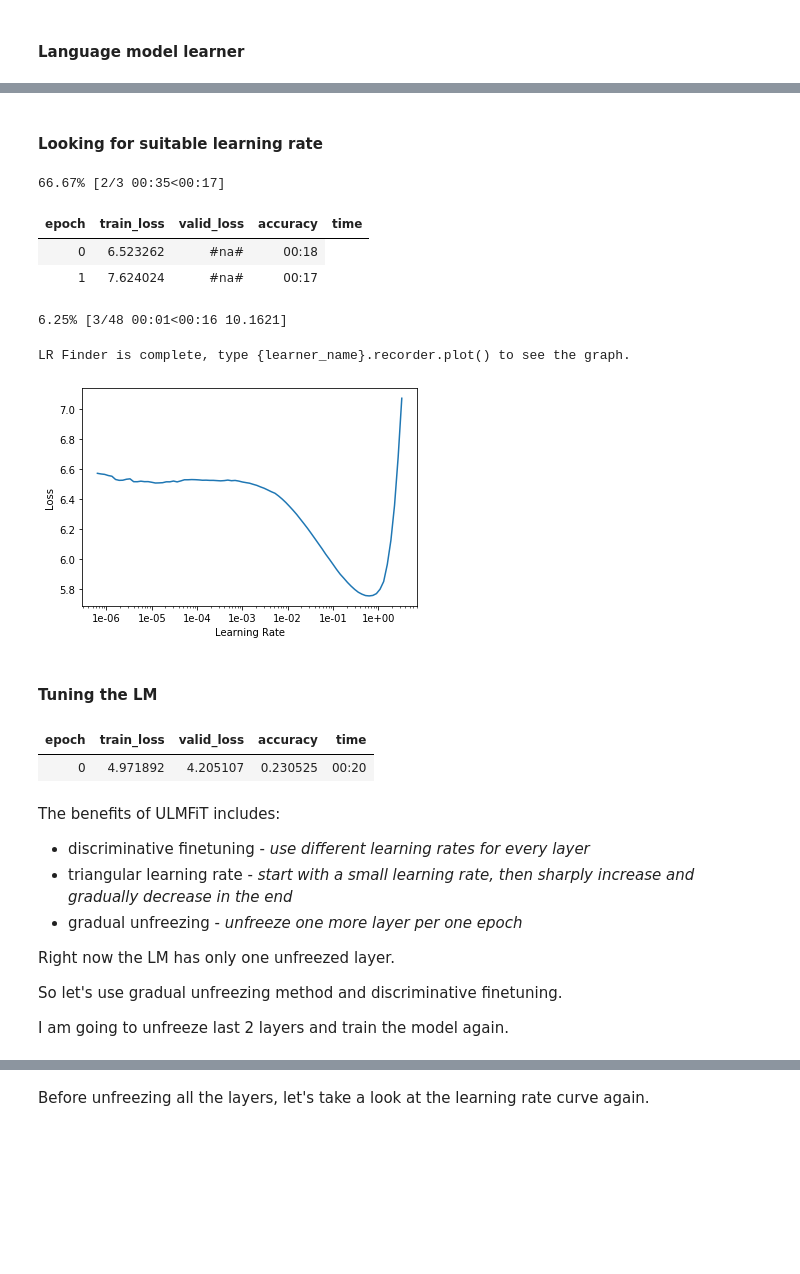
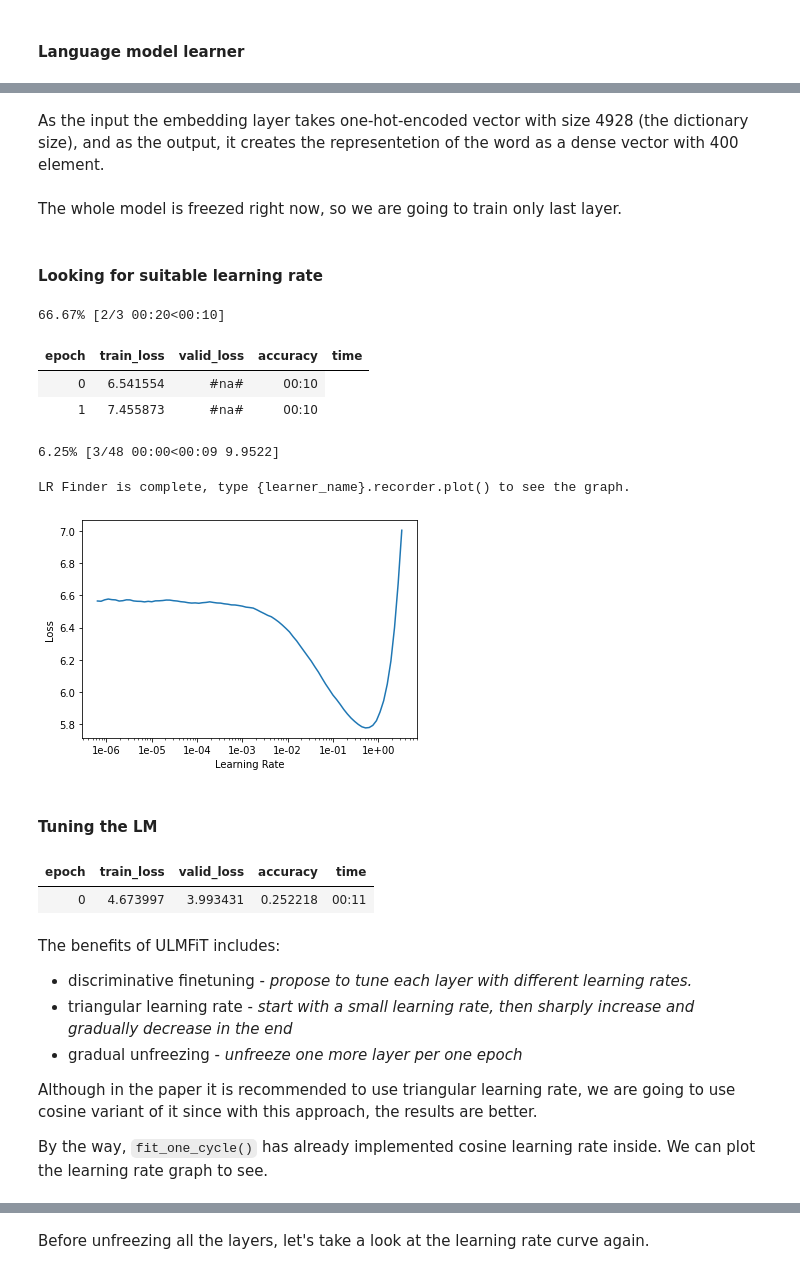
Before and after one commit to Claussss/ULMFiT_Sentiment, a Jupyter notebook: main.ipynb, the cells around one changed output, grey strips where cells are left out. Drawn from its saved outputs; the diff is of its cells as text; code cells hidden in the pictures; blank space fills up the shorter version.

```diff
--- a/main.ipynb
+++ b/main.ipynb
@@ -235,12 +265,14 @@ train, validate, test = np.split(full_dataset.sample(frac=1), [int(.6*len(full_d
 # %% [markdown]
 #### Language model data bunch
 # %%
-data_lm = TextLMDataBunch.from_df(path,
+language_model_data_bunch = TextLMDataBunch.from_df(path,
                         train_df=train,
                         valid_df=validate,
-                        text_cols="text")
+                        text_cols="text",
+                        max_vocab=60000,
+                        min_freq=2)
 
-data_lm.show_batch()
+language_model_data_bunch.show_batch()
 # %% [output]
 [interactive output not drawn]
 [interactive output not drawn]
@@ -281,5 +346,5 @@ data_lm.save('data_lm_export.pkl')
 # %% [markdown]
 #### Language model learner
 # %%
-learn = language_model_learner(data_lm, AWD_LSTM, drop_mult=0.5)
+language_model = language_model_learner(language_model_data_bunch, AWD_LSTM, drop_mult=0.5, pretrained=True)
 # %% [markdown]
@@ -289,16 +375,20 @@ Also, the model has already been pretrained on WikiText dataset.
+# %% [markdown]
+As the input the embedding layer takes one-hot-encoded vector with size 4928 (the dictionary size), and as the output, it creates the representetion of the word as a dense vector with 400 element.
+# %% [markdown]
+The whole model is freezed right now, so we are going to train only last layer.
 # %% [markdown]
 #### Looking for suitable learning rate
 # %%
-learn.lr_find()
-learn.recorder.plot()
+language_model.lr_find()
+language_model.recorder.plot()
 # %% [output]
-66.67% [2/3 00:35<00:17]
+66.67% [2/3 00:20<00:10]
 | epoch | train_loss | valid_loss | accuracy | time |
-| 0 | 6.523262 | #na# | 00:18 |
-| 1 | 7.624024 | #na# | 00:17 |
+| 0 | 6.541554 | #na# | 00:10 |
+| 1 | 7.455873 | #na# | 00:10 |
-6.25% [3/48 00:01<00:16 10.1621]
+6.25% [3/48 00:00<00:09 9.9522]
 LR Finder is complete, type {learner_name}.recorder.plot() to see the graph.
-[figure, old version]
+[figure, new version]
 # %% [markdown]
 #### Tuning the LM
 # %%
@@ -306,17 +396,16 @@ lr = 1e-2
 # %%
-learn.fit_one_cycle(1, lr, moms=(0.8,0.7))
+language_model.fit_one_cycle(1, lr, moms=(0.8,0.7))
 # %% [output]
 | epoch | train_loss | valid_loss | accuracy | time |
-| 0 | 4.971892 | 4.205107 | 0.230525 | 00:20 |
+| 0 | 4.673997 | 3.993431 | 0.252218 | 00:11 |
 # %% [markdown]
 The benefits of ULMFiT includes:
 
-*   discriminative finetuning - *use different learning rates for every layer*
+*   discriminative finetuning - *propose to tune each layer with different learning rates.*
 *   triangular learning rate - *start with a small learning rate, then sharply increase and gradually decrease in the end*
 *   gradual unfreezing - *unfreeze one more layer per one epoch*
 
-Right now the LM has only one unfreezed layer.
+Although in the paper it is recommended to use triangular learning rate, we are going to use cosine variant of it since with this approach, the results are better.
 
-So let's use gradual unfreezing method and discriminative finetuning.
 
-I am going to unfreeze last 2 layers and train the model again.
+By the way, `fit_one_cycle()` has already implemented  cosine learning rate inside. We can plot the learning rate graph to see.
```
Also changed, not shown: parts of 68 cells of this notebook.
